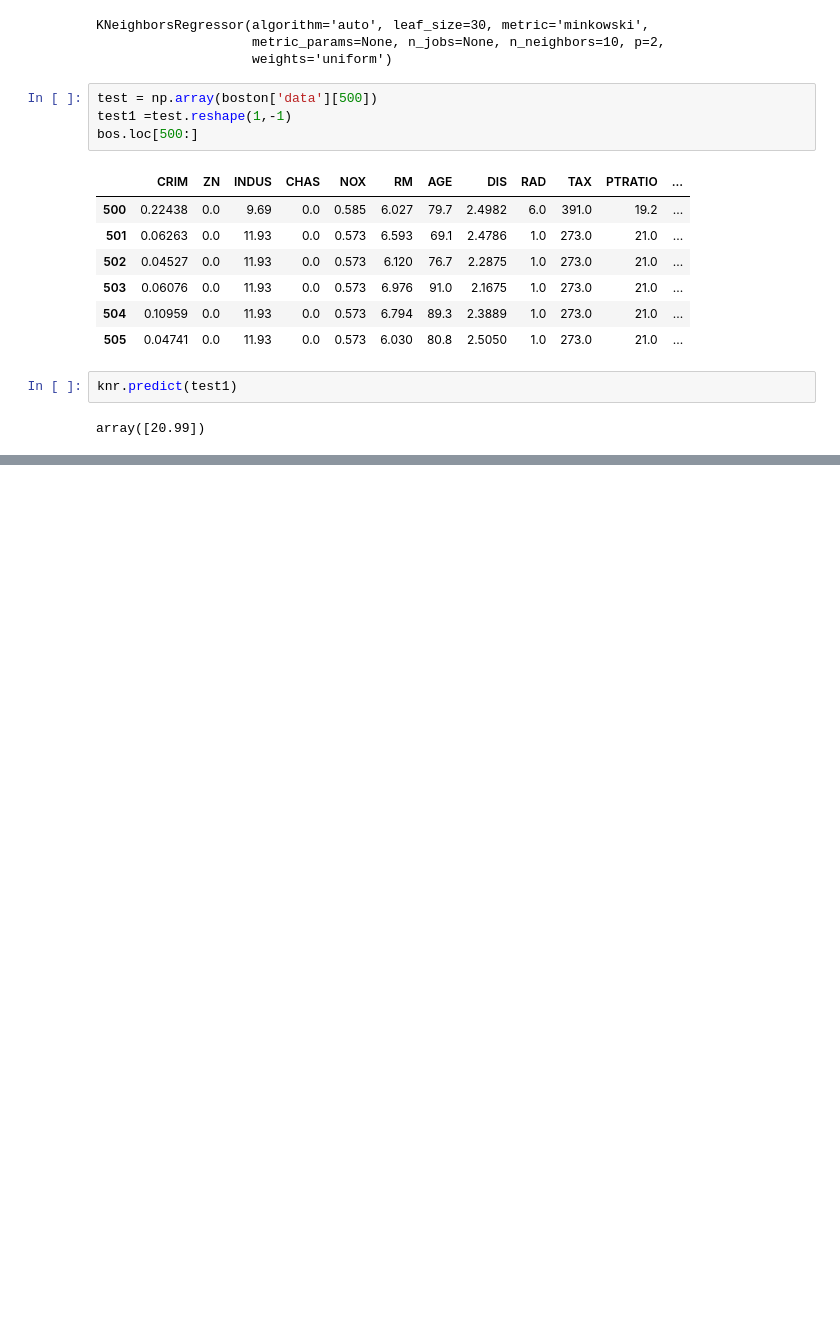
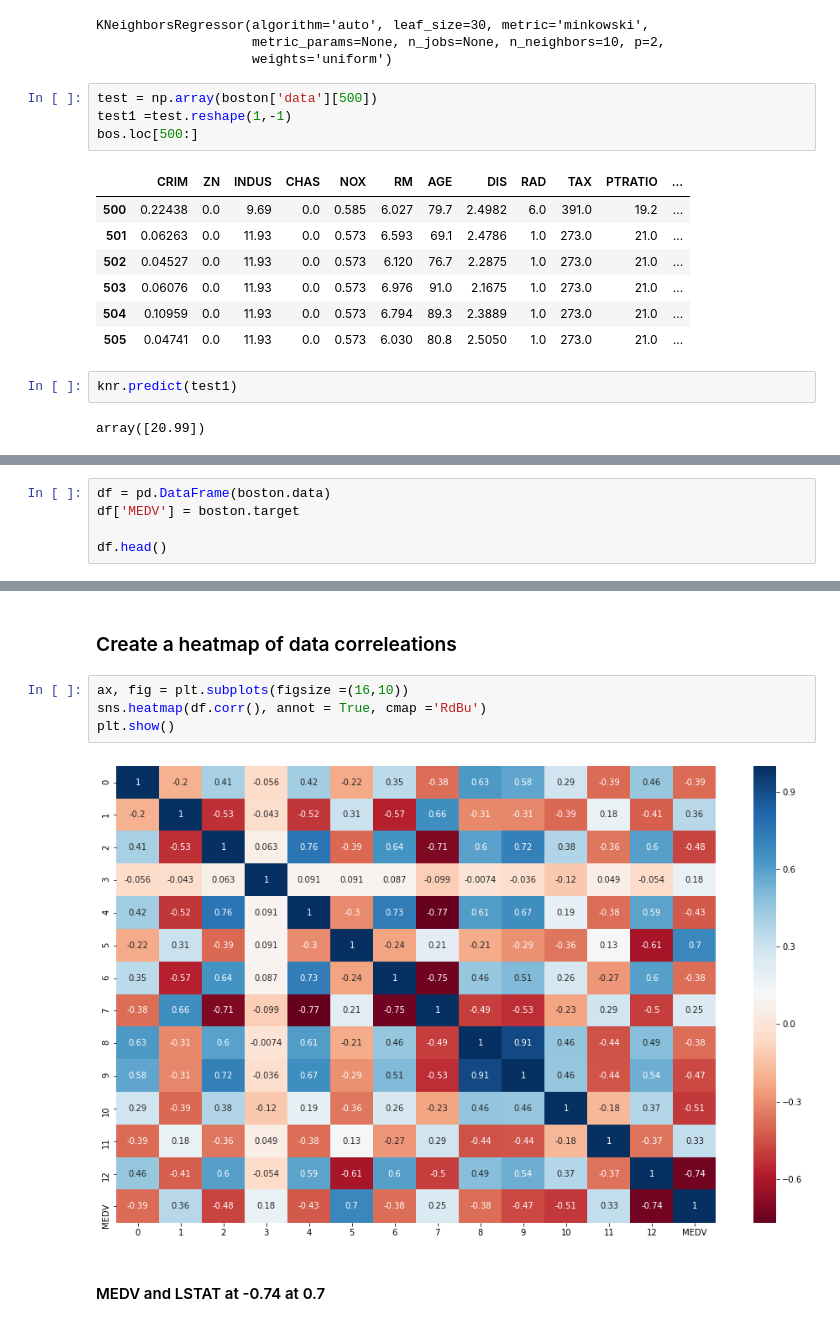
Before and after one commit to kennycolsh/Machine-Learning-Assessment-1, a Jupyter notebook: MacLearning-Ass1.ipynb, the cells around one changed output, grey strips where cells are left out. Drawn from its saved outputs; the diff is of its cells as text; blank space fills up the shorter version.

```diff
--- a/MacLearning-Ass1.ipynb
+++ b/MacLearning-Ass1.ipynb
@@ -386,0 +393,5 @@ array([20.99])
+# %%
+df = pd.DataFrame(boston.data)
+df['MEDV'] = boston.target
+
+df.head()
@@ -386,0 +405,10 @@ array([20.99])
+# %% [markdown]
+### Create a heatmap of data correleations
+# %%
+ax, fig = plt.subplots(figsize =(16,10))
+sns.heatmap(df.corr(), annot = True, cmap ='RdBu')
+plt.show()
+# %% [output]
+[figure, added]
+# %% [markdown]
+#### MEDV and LSTAT at -0.74 at 0.7
```
Also changed, not shown: parts of 16 cells of this notebook.
